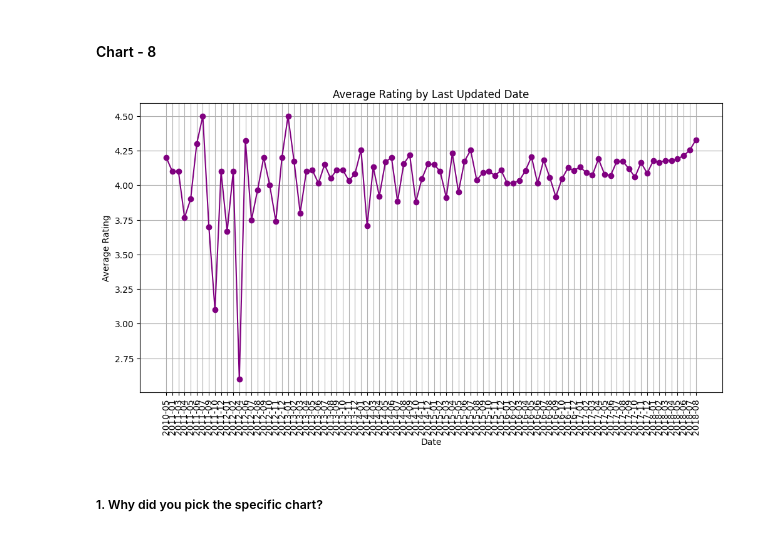
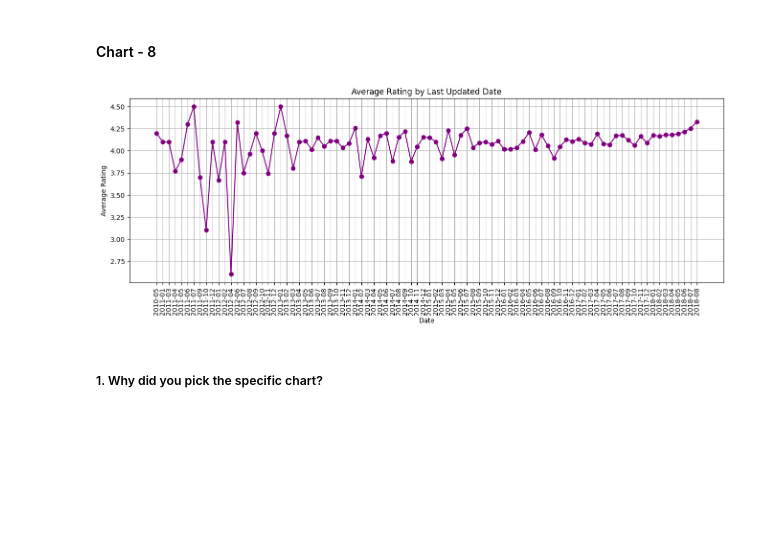
Before and after one commit to kush-agra-soni/3_play_store_eda, a Jupyter notebook: main.ipynb, the cells around one changed output. Cells and saved outputs as stored; diff of their text form; code cells hidden in the pictures; blank space fills up the shorter version.

```diff
--- a/main.ipynb
+++ b/main.ipynb
@@ -1104,24 +1138,24 @@ Answer Here
 # %%
 # Chart - 8 visualization code
 # Load the dataset
 df = pd.read_csv('final_playstore_data.csv')
 
 # Convert 'Last Updated' to datetime
 df['Last Updated'] = pd.to_datetime(df['Last Updated'], errors='coerce')
 df = df.dropna(subset=['Last Updated'])
 
 # Line Plot: Average Rating by Last Updated Date
-plt.figure(figsize=(12, 6))
+plt.figure(figsize=(16, 5))
 df_grouped = df.groupby(df['Last Updated'].dt.to_period('M')).agg({'Rating': 'mean'}).reset_index()
 plt.plot(df_grouped['Last Updated'].astype(str), df_grouped['Rating'], marker='o', color='purple')
 plt.title('Average Rating by Last Updated Date')
 plt.xlabel('Date')
 plt.ylabel('Average Rating')
 plt.xticks(rotation=90)
 plt.grid(True)
 plt.show()
 # %% [output]
-[figure, old version]
+[figure, new version]
 # %% [markdown]
 ##### 1. Why did you pick the specific chart?
 # %% [markdown]
```
Also changed, not shown: parts of 32 cells of this notebook.
